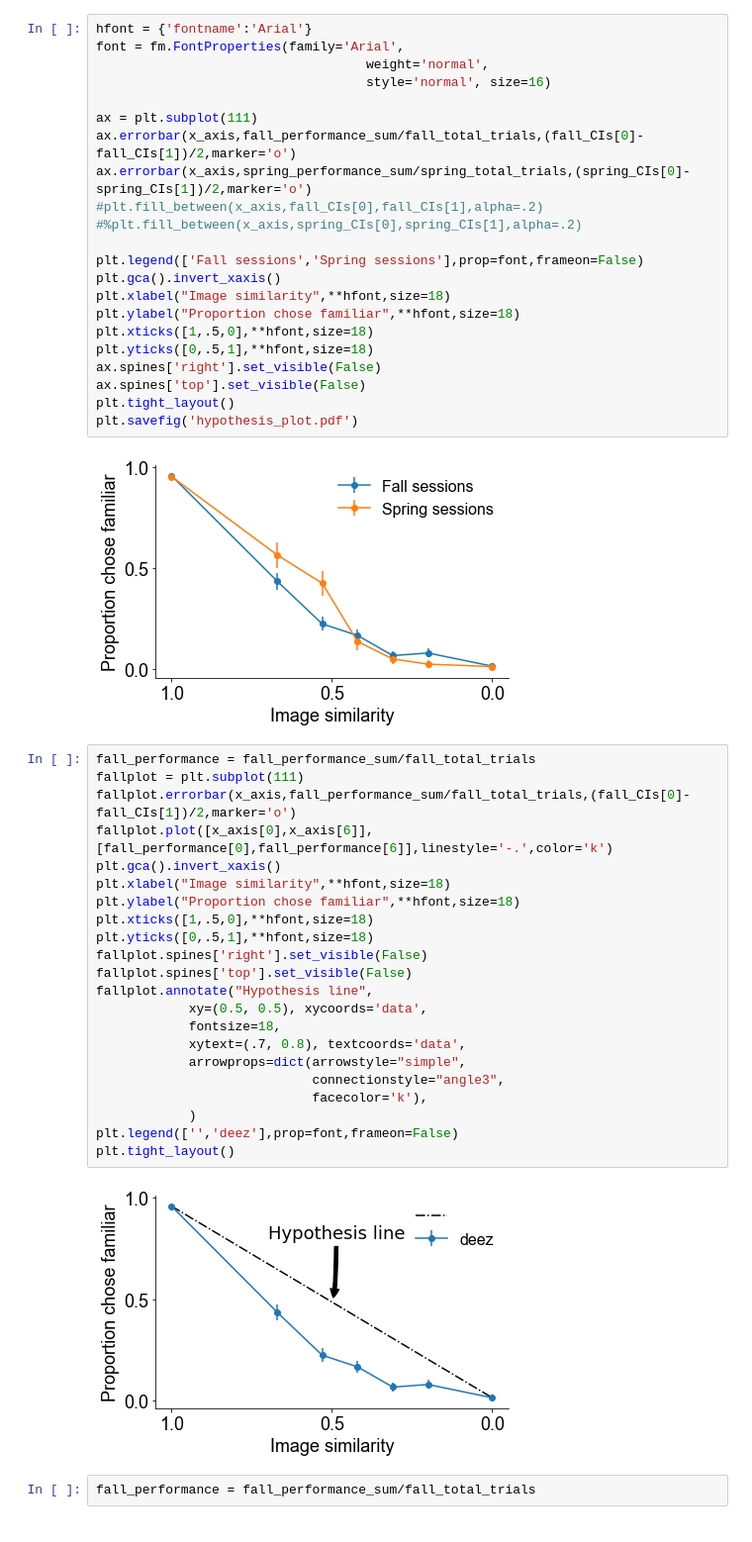
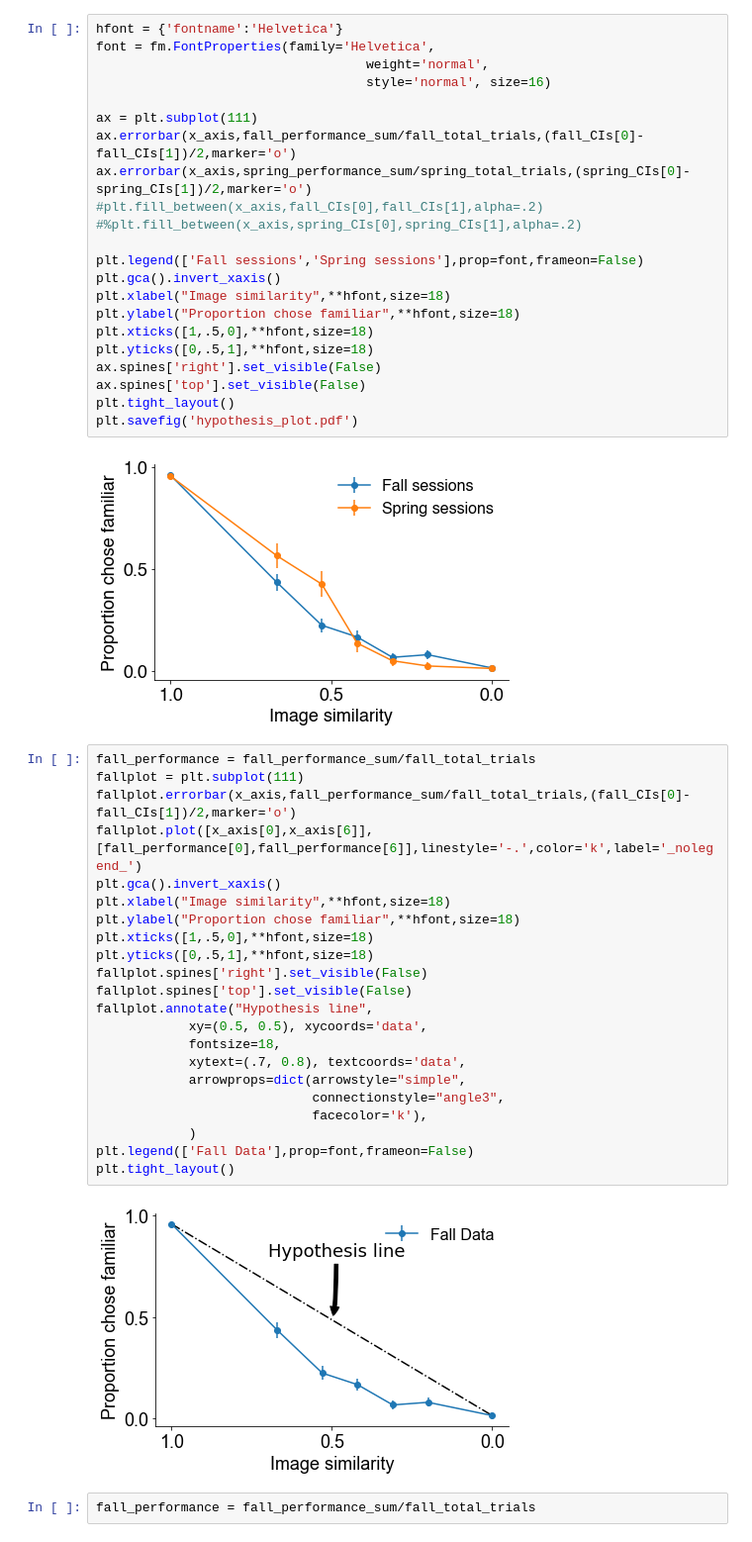
Before and after one commit to SimonBohn/QNC_2021, a Jupyter notebook: Data Vis Presentation.ipynb, the cells around one changed output. Shown at 99% size. Cells and saved outputs as stored; diff of their text form.

```diff
--- a/Data Vis Presentation.ipynb
+++ b/Data Vis Presentation.ipynb
@@ -48,8 +50,8 @@ array([[0.95206549, 0.39346767, 0.19067821, 0.13754516, 0.048312  ,
        [0.96521345, 0.47528977, 0.25952185, 0.19914781, 0.08974357,
         0.10383664, 0.01813507]])
 # %%
-hfont = {'fontname':'Arial'}
-font = fm.FontProperties(family='Arial',
+hfont = {'fontname':'Helvetica'}
+font = fm.FontProperties(family='Helvetica',
                                    weight='normal',
                                    style='normal', size=16)
 
@@ -74,26 +76,26 @@ plt.savefig('hypothesis_plot.pdf')
 # %%
 fall_performance = fall_performance_sum/fall_total_trials
 fallplot = plt.subplot(111)
 fallplot.errorbar(x_axis,fall_performance_sum/fall_total_trials,(fall_CIs[0]-fall_CIs[1])/2,marker='o')
-fallplot.plot([x_axis[0],x_axis[6]],[fall_performance[0],fall_performance[6]],linestyle='-.',color='k')
+fallplot.plot([x_axis[0],x_axis[6]],[fall_performance[0],fall_performance[6]],linestyle='-.',color='k',label='_nolegend_')
 plt.gca().invert_xaxis()
 plt.xlabel("Image similarity",**hfont,size=18)
 plt.ylabel("Proportion chose familiar",**hfont,size=18)
 plt.xticks([1,.5,0],**hfont,size=18)
 plt.yticks([0,.5,1],**hfont,size=18)
 fallplot.spines['right'].set_visible(False)
 fallplot.spines['top'].set_visible(False)
 fallplot.annotate("Hypothesis line",
             xy=(0.5, 0.5), xycoords='data',
             fontsize=18,
             xytext=(.7, 0.8), textcoords='data',
             arrowprops=dict(arrowstyle="simple",
                             connectionstyle="angle3",
                             facecolor='k'),
             )
-plt.legend(['','deez'],prop=font,frameon=False)
+plt.legend(['Fall Data'],prop=font,frameon=False)
 plt.tight_layout()
 # %% [output]
-[figure, old version]
+[figure, new version]
 # %%
 fall_performance = fall_performance_sum/fall_total_trials
```
Also changed, not shown: parts of 5 cells of this notebook, 1 other file.
